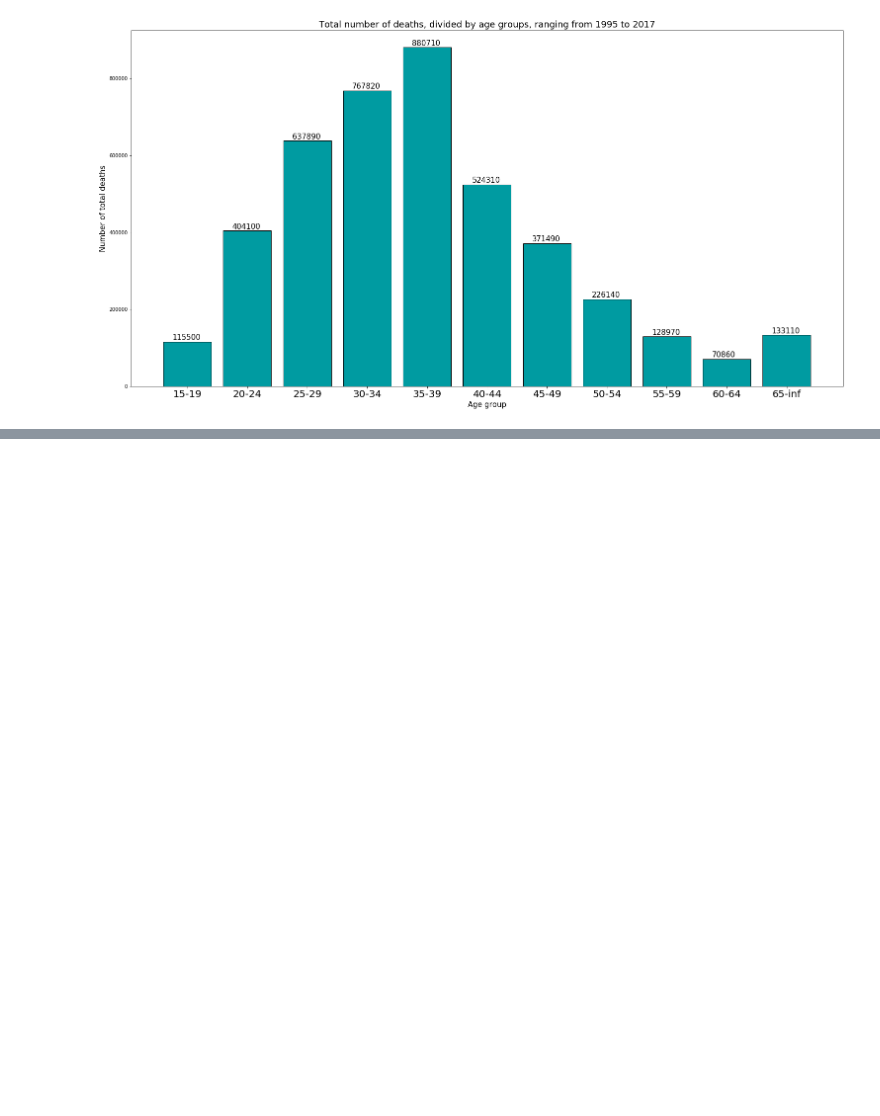
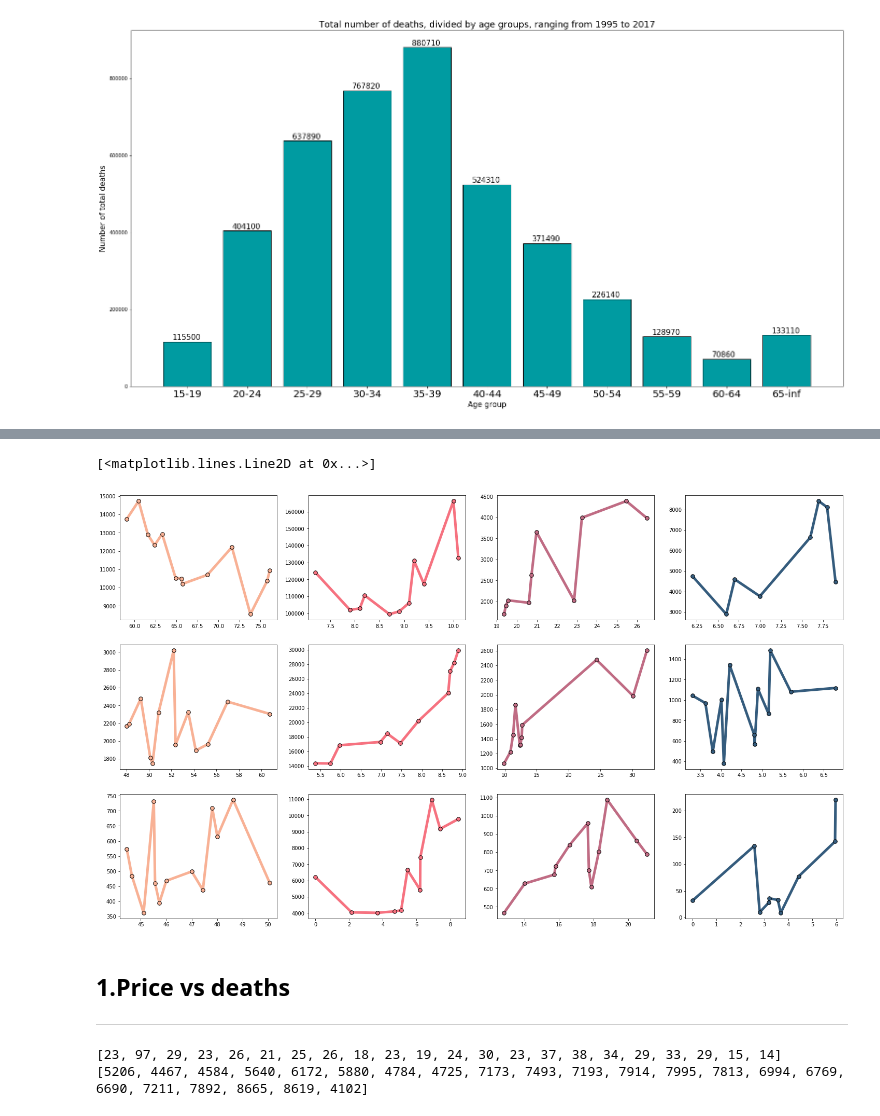
Before and after one commit to danilo1214/PR20ddpdjphv, a Jupyter notebook: Hristijan.ipynb, the cells around one changed output, grey strips where cells are left out. Drawn from its saved outputs; the diff is of its cells as text; code cells hidden in the pictures; blank space fills up the shorter version.

```diff
--- a/Hristijan.ipynb
+++ b/Hristijan.ipynb
@@ -96,0 +354,68 @@ for i in ax.patches:
+# %%
+fig, axs = plt.subplots(3, 4, figsize=(25,15))
+
+axs[0, 0].plot(cocaine_p_high, cocaine_u, linewidth=5, marker = ".", markersize = 15, markeredgecolor = "black", color = "#f8b195")
+axs[0, 1].plot(cannabis_p_high, cannabis_u, linewidth=5, marker = ".", markersize = 15, markeredgecolor = "black", color = "#f67280")
+axs[0, 2].plot(heroin_p_high[:-1], heroin_u_high[:-1], linewidth=5, marker = ".", markersize = 15, markeredgecolor = "black", color = "#c06c84")
+axs[0, 3].plot(ecstasy_p_high, ecstasy_u_high, linewidth=5, marker = ".", markersize = 15, markeredgecolor = "black", color = "#355c7d")
+
+axs[1, 0].plot(cocaine_p_med, cocaine_u_med, linewidth=5, marker = ".", markersize = 15, markeredgecolor = "black", color = "#f8b195" )
+axs[1, 1].plot(cannabis_p_med, cannabis_u_med, linewidth=5, marker = ".", markersize = 15, markeredgecolor = "black", color = "#f67280")
+axs[1, 2].plot(heroin_p_med[:-1], heroin_u_med[:-1], linewidth=5, marker = ".", markersize = 15, markeredgecolor = "black", color = "#c06c84")
+axs[1, 3].plot(ecstasy_p_med, ecstasy_u_med, linewidth=5, marker = ".", markersize = 15, markeredgecolor = "black", color = "#355c7d")
+
+axs[2, 0].plot(cocaine_p_low, cocaine_u_low, linewidth=5, marker = ".", markersize = 15, markeredgecolor = "black", color = "#f8b195")
+axs[2, 1].plot(cannabis_p_low, cannabis_u_low, linewidth=5, marker = ".", markersize = 15, markeredgecolor = "black", color = "#f67280")
+axs[2, 2].plot(heroin_p_low[:-1], heroin_u_low[:-1], linewidth=5, marker = ".", markersize = 15, markeredgecolor = "black", color = "#c06c84")
+axs[2, 3].plot(ecstasy_p_low, ecstasy_u_low, linewidth=5, marker = ".", markersize = 15, markeredgecolor = "black", color = "#355c7d")
+# %% [output]
+[<matplotlib.lines.Line2D at 0x...>]
+[figure, added]
+# %% [markdown]
+1.Price vs deaths
+--------------
+-------------
+# %%
+total_deaths = {}
+for i,row in m.iterrows():
+    for j, row1 in f.iterrows():
+        if i == j:
+            for x in range(1995,2018):
+                total_deaths[x] = np.sum(f[x]) + np.sum(m[x])
+
+price_mean = {}
+
+for i, row in cannabis_price.iterrows():
+    for x in range(1995,2018):
+        price_mean[x] = round(np.mean(cannabis_price[x]),2)
+
+for i, row in cocaine_price.iterrows():
+    for x in range(1995,2018):
+        price_mean[x] += round(np.mean(cocaine_price[x]),2)
+
+for i, row in ecstasy_prices.iterrows():
+    for x in range(1995,2018):
+        price_mean[x] += round(np.mean(ecstasy_prices[x]),2)
+
+for i, row in heroin_brown_price.iterrows():
+    for x in range(1995,2018):
+        price_mean[x] += round(np.mean(heroin_brown_price[x]),2)
+
+for i, row in heroin_white_price.iterrows():
+    for x in range(1995,2018):
+        price_mean[x] += round(np.mean(heroin_white_price[x]),2)
+        price_mean[x] = price_mean[x] / 5
+
+price_list = []
+death_list = []
+
+for i in range(1996,2018):
+    price_list.append(int(price_mean[i]))
+    death_list.append(int(total_deaths[i]))
+
+
+print(price_list)
+print(death_list)
+# %% [output]
+[23, 97, 29, 23, 26, 21, 25, 26, 18, 23, 19, 24, 30, 23, 37, 38, 34, 29, 33, 29, 15, 14]
+[5206, 4467, 4584, 5640, 6172, 5880, 4784, 4725, 7173, 7493, 7193, 7914, 7995, 7813, 6994, 6769, 6690, 7211, 7892, 8665, 8619, 4102]
```
Also changed, not shown: parts of 6 cells of this notebook.
